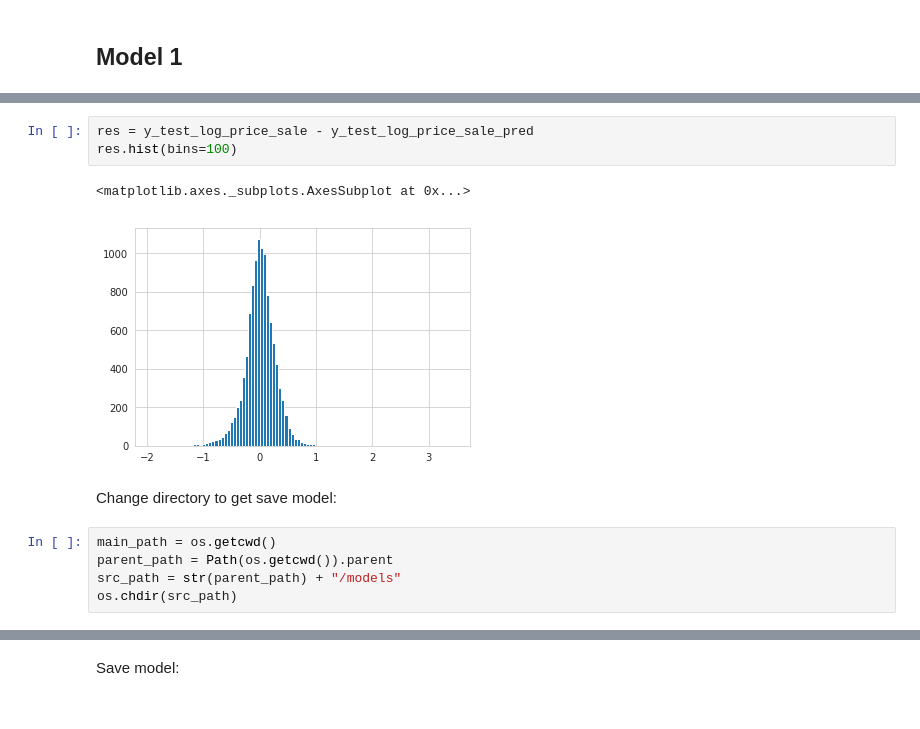
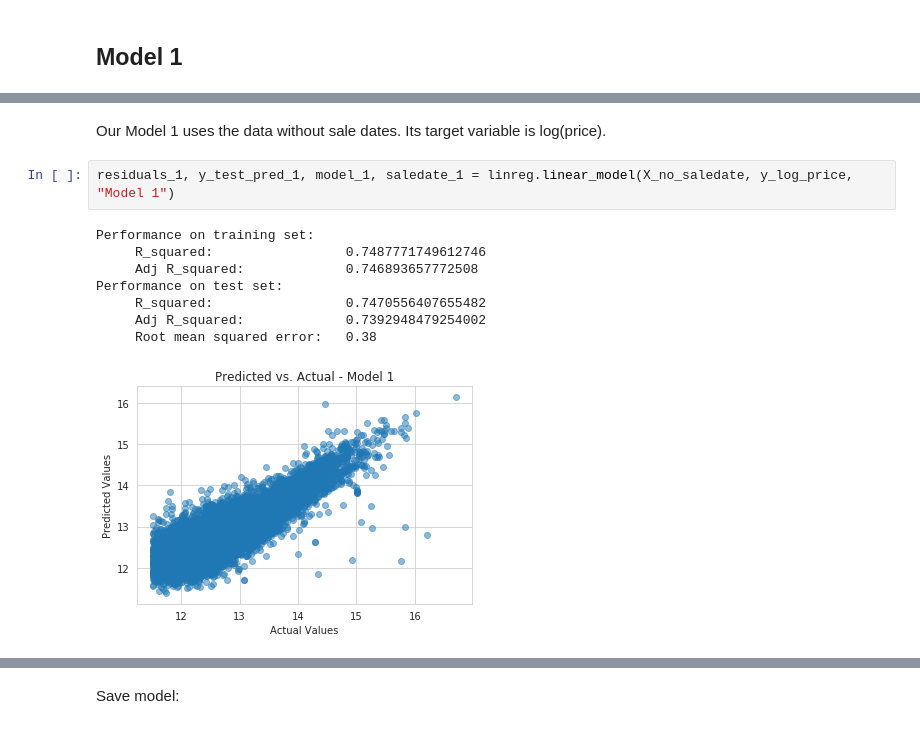
Before and after one commit to nt-ds/dc-residential-properties-analysis, a Jupyter notebook: notebooks/2.0-nt-linear-model.ipynb, the cells around one changed output, grey strips where cells are left out. Cells and saved outputs as stored; diff of their text form.

```diff
--- a/notebooks/2.0-nt-linear-model.ipynb
+++ b/notebooks/2.0-nt-linear-model.ipynb
@@ -242,13 +104,13 @@ plt.show()
-# %%
-res = y_test_log_price_sale - y_test_log_price_sale_pred
-res.hist(bins=100)
-# %% [output]
-<matplotlib.axes._subplots.AxesSubplot at 0x...>
-[figure, removed]
-# %% [markdown]
-Change directory to get save model:
-# %%
-main_path = os.getcwd()
-parent_path = Path(os.getcwd()).parent
-src_path = str(parent_path) + "/models"
-os.chdir(src_path)
+# %% [markdown]
+Our Model 1 uses the data without sale dates. Its target variable is log(price).
+# %%
+residuals_1, y_test_pred_1, model_1, saledate_1 = linreg.linear_model(X_no_saledate, y_log_price, "Model 1")
+# %% [output]
+Performance on training set:
+     R_squared:                 0.7487771749612746
+     Adj R_squared:             0.746893657772508
+Performance on test set:
+     R_squared:                 0.7470556407655482
+     Adj R_squared:             0.7392948479254002
+     Root mean squared error:   0.38
+[figure, added]
```
Also changed, not shown: parts of 115 cells of this notebook.
